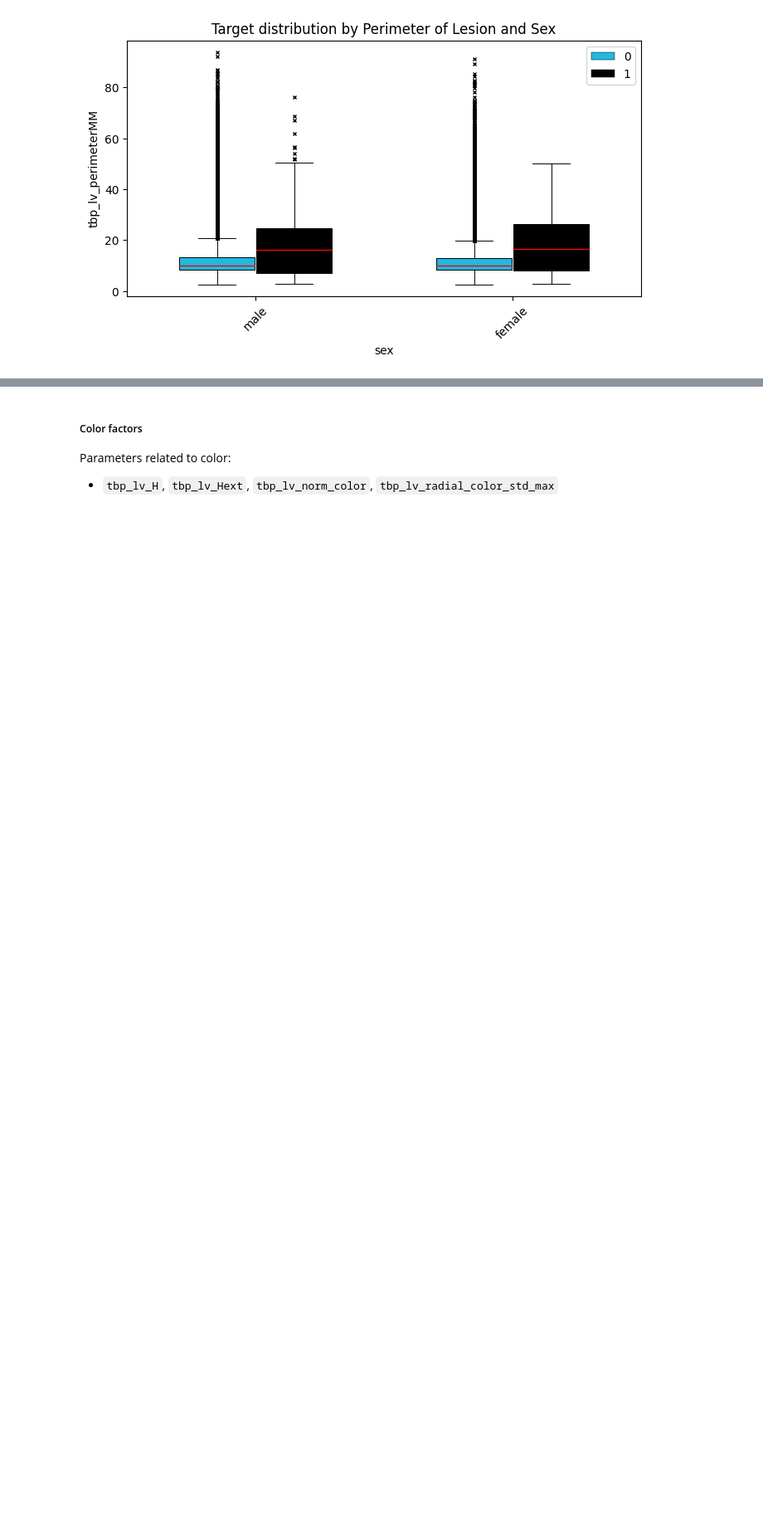
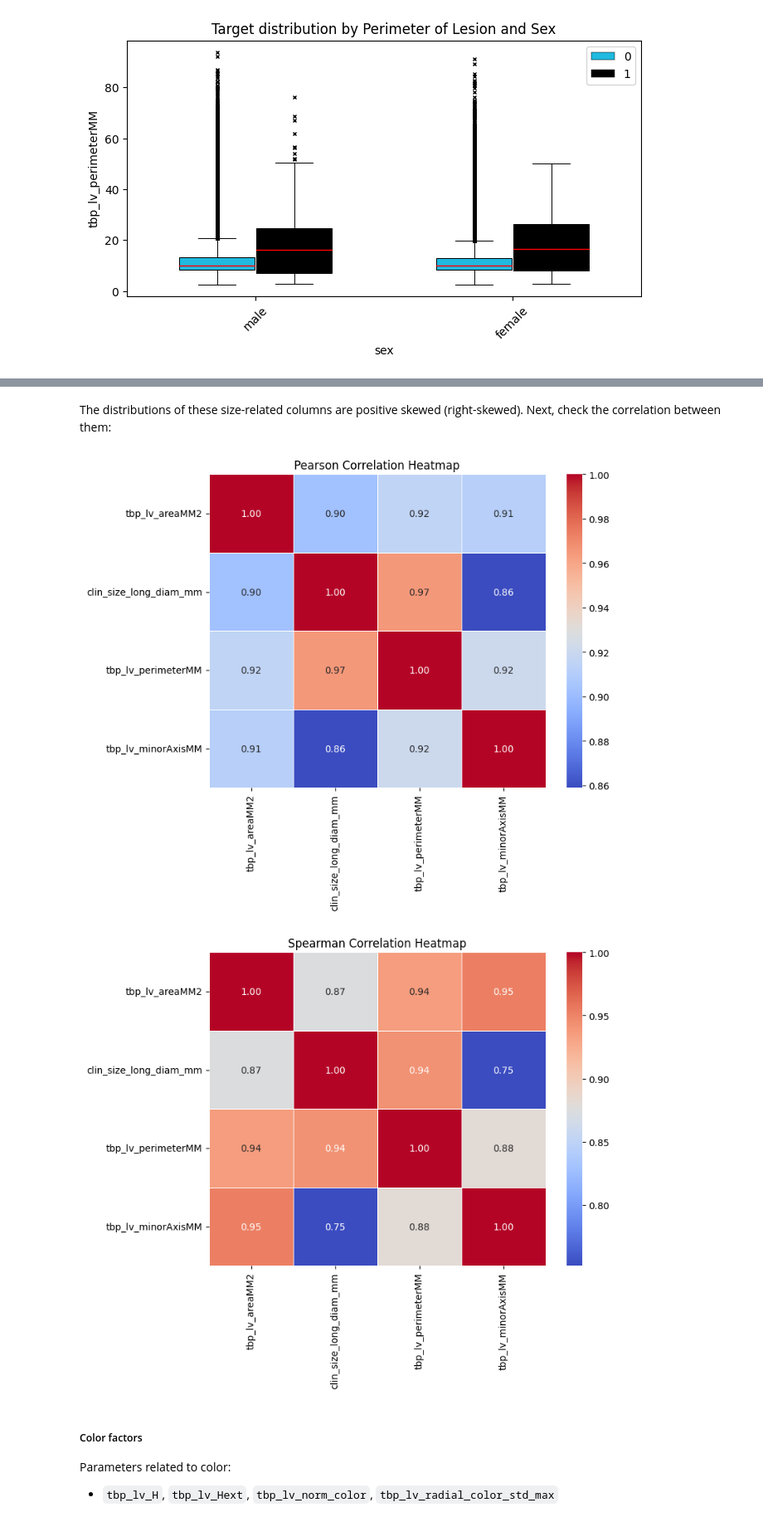
Before and after one commit to JinghanChen99/Kaggle-Skin-Cancer, a Jupyter notebook: load_data.ipynb, the cells around one changed output, grey strips where cells are left out. Shown at 83% size. Cells and saved outputs as stored; diff of their text form; code cells hidden in the pictures; blank space fills up the shorter version.

```diff
--- a/load_data.ipynb
+++ b/load_data.ipynb
@@ -568,3 +613,23 @@ box_distr(train_metadata, f_x, f_y, split, 'Target distribution by Perimeter of
+# %% [markdown]
+The distributions of these size-related columns are positive skewed (right-skewed). Next, check the correlation between them:
+# %%
+correlation_all_pearson = train_metadata[['tbp_lv_areaMM2', 'clin_size_long_diam_mm', 'tbp_lv_perimeterMM', 'tbp_lv_minorAxisMM']].corr(method='pearson')
+correlation_all_spearman = train_metadata[['tbp_lv_areaMM2', 'clin_size_long_diam_mm', 'tbp_lv_perimeterMM', 'tbp_lv_minorAxisMM']].corr(method='spearman')
+
+# Plot correlation_all_pearson heatmap
+plt.figure(figsize=(8, 6))
+sns.heatmap(correlation_all_pearson, annot=True, cmap='coolwarm', fmt=".2f", linewidths=0.5)
+plt.title('Pearson Correlation Heatmap')
+plt.show()
+
+# Plot correlation_all_spearman heatmap
+plt.figure(figsize=(8, 6))
+sns.heatmap(correlation_all_spearman, annot=True, cmap='coolwarm', fmt=".2f", linewidths=0.5)
+plt.title('Spearman Correlation Heatmap')
+plt.show()
+# %% [output]
+[figure, added]
+[figure, added]
 # %% [markdown]
 ##### Color factors
 Parameters related to color:
```
Also changed, not shown: parts of 7 cells of this notebook, 1 other file.
